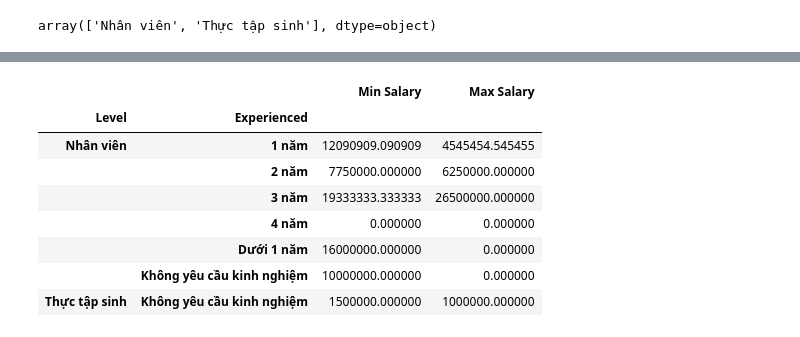
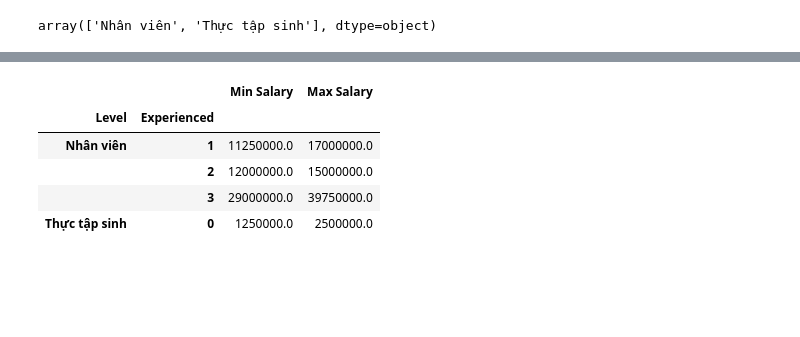
Before and after one commit to Hhanh-hub/data_analyst_salary, a Jupyter notebook: data_analyst_salary/SQL.ipynb, the cells around one changed output, grey strips where cells are left out. Cells and saved outputs as stored; diff of their text form; code cells hidden in the pictures; blank space fills up the shorter version.

```diff
--- a/data_analyst_salary/SQL.ipynb
+++ b/data_analyst_salary/SQL.ipynb
@@ -225,8 +208,8 @@ data_f['Min Salary'] = np.where(data_f['Min Salary']<500, round(data_f['Min Sala
 # %%
-data_f['Max Salary'] = np.where(data_f['Max Salary']<500, round(data_f['Max Salary']*1000000,1),
-                                round(data_f['Max Salary']*23000,1))
+data['Max Salary'] = np.where(data['Max Salary']<500, round(data['Max Salary']*1000000,1),
+                                round(data['Max Salary']*23000,1))
 # %%
-data_f['Quantity'] = data_f['Quantity'].str.extract('(\d)')
+data['Quantity'] = data['Quantity'].str.extract('(\d)')
 # %%
-data_f['Experienced'] = data_f['Experienced'].str.extract('(\d)')
+data['Experienced'] = data['Experienced'].str.extract('(\d)')
 # %%
@@ -267,3 +276,6 @@ data_f['Max Salary'].plot.pie()
 pd.set_option('display.max_columns', None)
 pd.set_option('display.expand_frame_repr', False)
 pd.set_option('max_colwidth', -1)
+# %%
+data['Experienced'] = data['Experienced'].fillna(0)
+data
@@ -270,15 +293,12 @@ pd.set_option('max_colwidth', -1)
 # %%
 ## muc luong kinh nghiem duoi 1 nam:
-df= data_f[['Title','Working form','Min Salary','Max Salary','Level','Experienced']].groupby([
+df= data[['Title','Working form','Min Salary','Max Salary','Level','Experienced']].groupby([
     'Level','Experienced']).mean()
-df.style.set_properties(subset=['Min Salary','Max Salary'], **{'width': '100px'})
+df
 # %% [output]
 |  |  | Min Salary | Max Salary |
 | Level | Experienced |  |  |
-| Nhân viên | 1 năm | 12090909.090909 | 4545454.545455 |
-|  | 2 năm | 7750000.000000 | 6250000.000000 |
-|  | 3 năm | 19333333.333333 | 26500000.000000 |
-|  | 4 năm | 0.000000 | 0.000000 |
-|  | Dưới 1 năm | 16000000.000000 | 0.000000 |
-|  | Không yêu cầu kinh nghiệm | 10000000.000000 | 0.000000 |
-| Thực tập sinh | Không yêu cầu kinh nghiệm | 1500000.000000 | 1000000.000000 |
+| Nhân viên | 1 | 11250000.0 | 17000000.0 |
+|  | 2 | 12000000.0 | 15000000.0 |
+|  | 3 | 29000000.0 | 39750000.0 |
+| Thực tập sinh | 0 | 1250000.0 | 2500000.0 |
```
Also changed, not shown: parts of 48 cells of this notebook, 1 other file.
